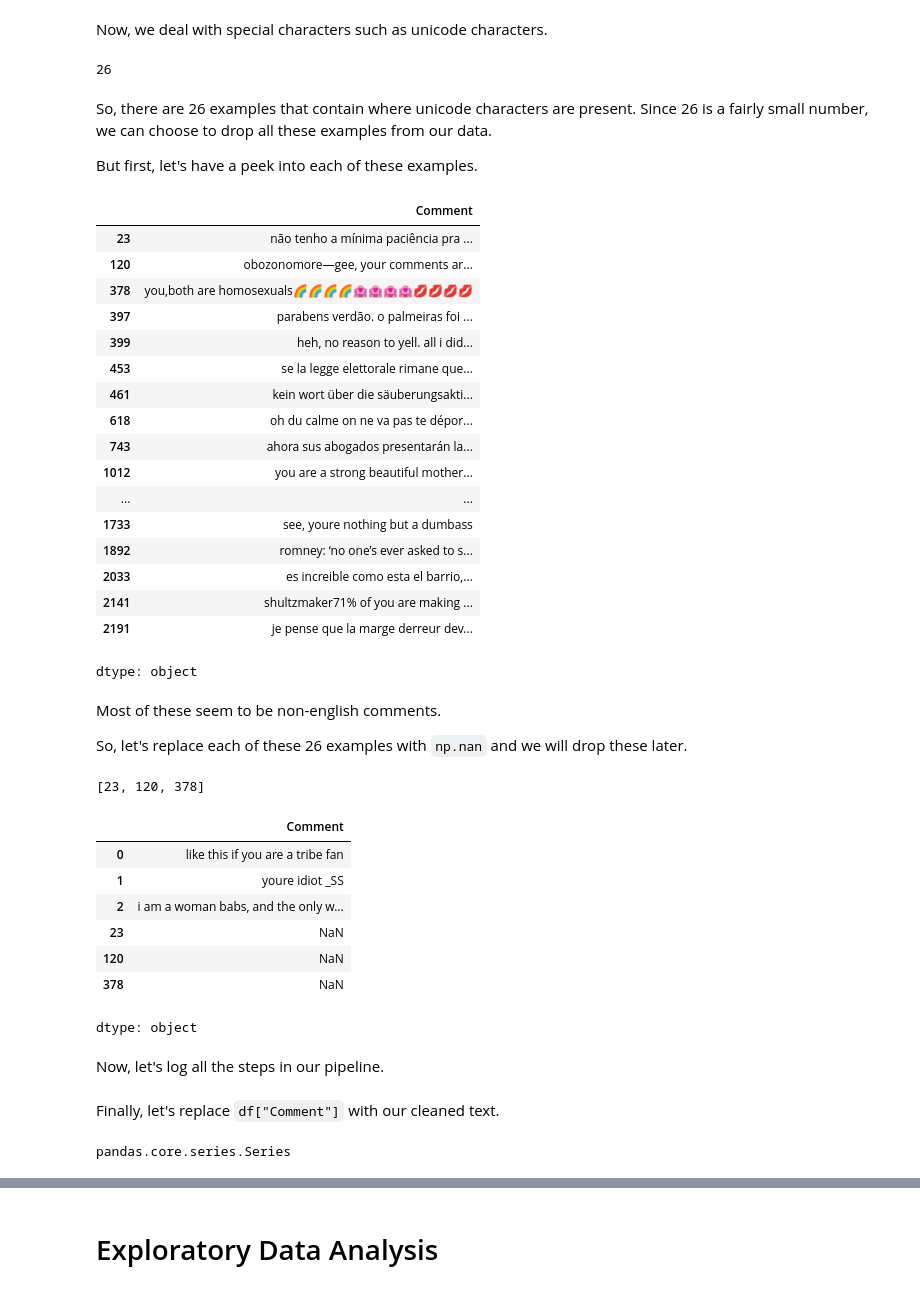
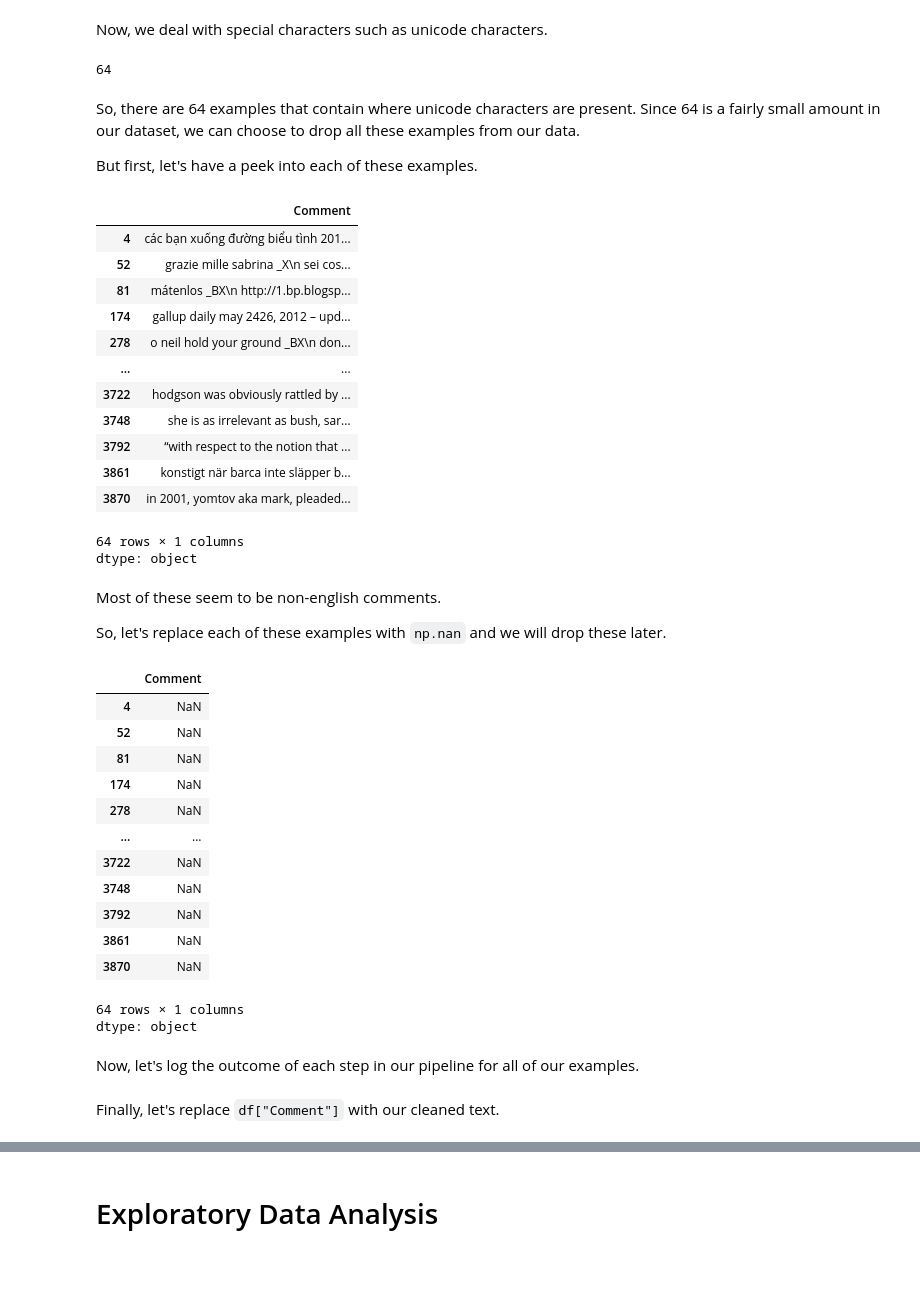
Before and after one commit to nikinbaidar/NLP-Troll-Detection, a Jupyter notebook: Troll_detection.ipynb, the cells around one changed output, grey strips where cells are left out. Drawn from its saved outputs; the diff is of its cells as text; code cells hidden in the pictures.

```diff
--- a/Troll_detection.ipynb
+++ b/Troll_detection.ipynb
@@ -10,6 +10,3 @@ Drive already mounted at /content/drive; to attempt to forcibly remount, call dr
 # %%
-# Define the project root directory
-root = '/content/drive/MyDrive/Colab Notebooks/Troll-Detection/'
-
-import sys
-sys.path.append(root)
+from pathlib import Path
+root = Path('/content/drive/MyDrive/Colab Notebooks/Troll-Detection')
@@ -17,6 +19,8 @@ sys.path.append(root)
 Import the data.
 # %%
 import pandas as pd
-df = pd.read_csv(root + "impermium_verification_labels.csv")
+
+train = root.joinpath('train.csv')
+df = pd.read_csv(train)
 df.shape
 # %% [output]
@@ -57,3 +52 @@ Also, the column `Usage` has only a single unique value 'PrivateTest' which is o
-# %%
-df.drop("Usage", axis=1, inplace=True)
 # %% [markdown]
@@ -196,53 +227,50 @@ def is_ascii(text):
 unicode_encoding_idxs = [idx for idx, t in enumerate(text) if not is_ascii(t)]
 len(unicode_encoding_idxs)
 # %% [output]
-26
+64
 # %% [markdown]
-So, there are 26 examples that contain where unicode characters are present.
-Since 26 is a fairly small number, we can choose to drop all these examples from our data.
+So, there are 64 examples that contain where unicode characters are present.
+Since 64 is a fairly small amount in our dataset, we can choose to drop all these examples from our data.
 
 But first, let's have a peek into each of these examples.
 # %%
 text[unicode_encoding_idxs]
 # %% [output]
 |  | Comment |
-| 23 | não tenho a mínima paciência pra ... |
-| 120 | obozonomore—gee, your comments ar... |
-| 378 | you,both are homosexuals🌈🌈🌈🌈🏩🏩🏩🏩💋💋💋💋 |
-| 397 | parabens verdão. o palmeiras foi ... |
-| 399 | heh, no reason to yell. all i did... |
-| 453 | se la legge elettorale rimane que... |
-| 461 | kein wort über die säuberungsakti... |
-| 618 | oh du calme on ne va pas te dépor... |
-| 743 | ahora sus abogados presentarán la... |
-| 1012 | you are a strong beautiful mother... |
+| 4 | các bạn xuống đường biểu tình 201... |
+| 52 | grazie mille sabrina _X\n sei cos... |
+| 81 | mátenlos _BX\n http://1.bp.blogsp... |
+| 174 | gallup daily may 2426, 2012 – upd... |
+| 278 | o neil hold your ground _BX\n don... |
 | ... | ... |
-| 1733 | see, youre nothing but a dumbаss |
-| 1892 | romney: ‘no one’s ever asked to s... |
-| 2033 | es increible como esta el barrio,... |
-| 2141 | shultzmaker71% of you are making ... |
-| 2191 | je pense que la marge derreur dev... |
+| 3722 | hodgson was obviously rattled by ... |
+| 3748 | she is as irrelevant as bush, sar... |
+| 3792 | “with respect to the notion that ... |
+| 3861 | konstigt när barca inte släpper b... |
+| 3870 | in 2001, yomtov aka mark, pleaded... |
+64 rows × 1 columns
 dtype: object
 # %% [markdown]
 Most of these seem to be non-english comments.
 
-So, let's replace each of these 26 examples with `np.nan` and we will drop these later.
+So, let's replace each of these examples with `np.nan` and we will drop these later.
-# %%
-print(unicode_encoding_idxs[:3])
-# %% [output]
-[23, 120, 378]
 # %%
 import numpy as np
 
 text[unicode_encoding_idxs] = np.nan
-unicodeCharsRemoved = text
-unicodeCharsRemoved[[0, 1, 2, 23, 120, 378]]
+text[unicode_encoding_idxs]
 # %% [output]
 |  | Comment |
-| 0 | like this if you are a tribe fan |
-| 1 | youre idiot _SS |
-| 2 | i am a woman babs, and the only w... |
-| 23 | NaN |
-| 120 | NaN |
-| 378 | NaN |
+| 4 | NaN |
+| 52 | NaN |
+| 81 | NaN |
+| 174 | NaN |
+| 278 | NaN |
+| ... | ... |
+| 3722 | NaN |
+| 3748 | NaN |
+| 3792 | NaN |
+| 3861 | NaN |
+| 3870 | NaN |
+64 rows × 1 columns
 dtype: object
@@ -249,3 +279,3 @@ dtype: object
 # %% [markdown]
-Now, let's log all the steps in our pipeline.
+Now, let's log the outcome of each step in our pipeline for all of our examples.
 # %%
@@ -281,6 +307,2 @@ with open(logfile, "a") as f:
 # %% [markdown]
 Finally, let's replace `df["Comment"]` with our cleaned text.
-# %%
-type(text)
-# %% [output]
-pandas.core.series.Series
```
Also changed, not shown: parts of 108 cells of this notebook, 2 other files.
